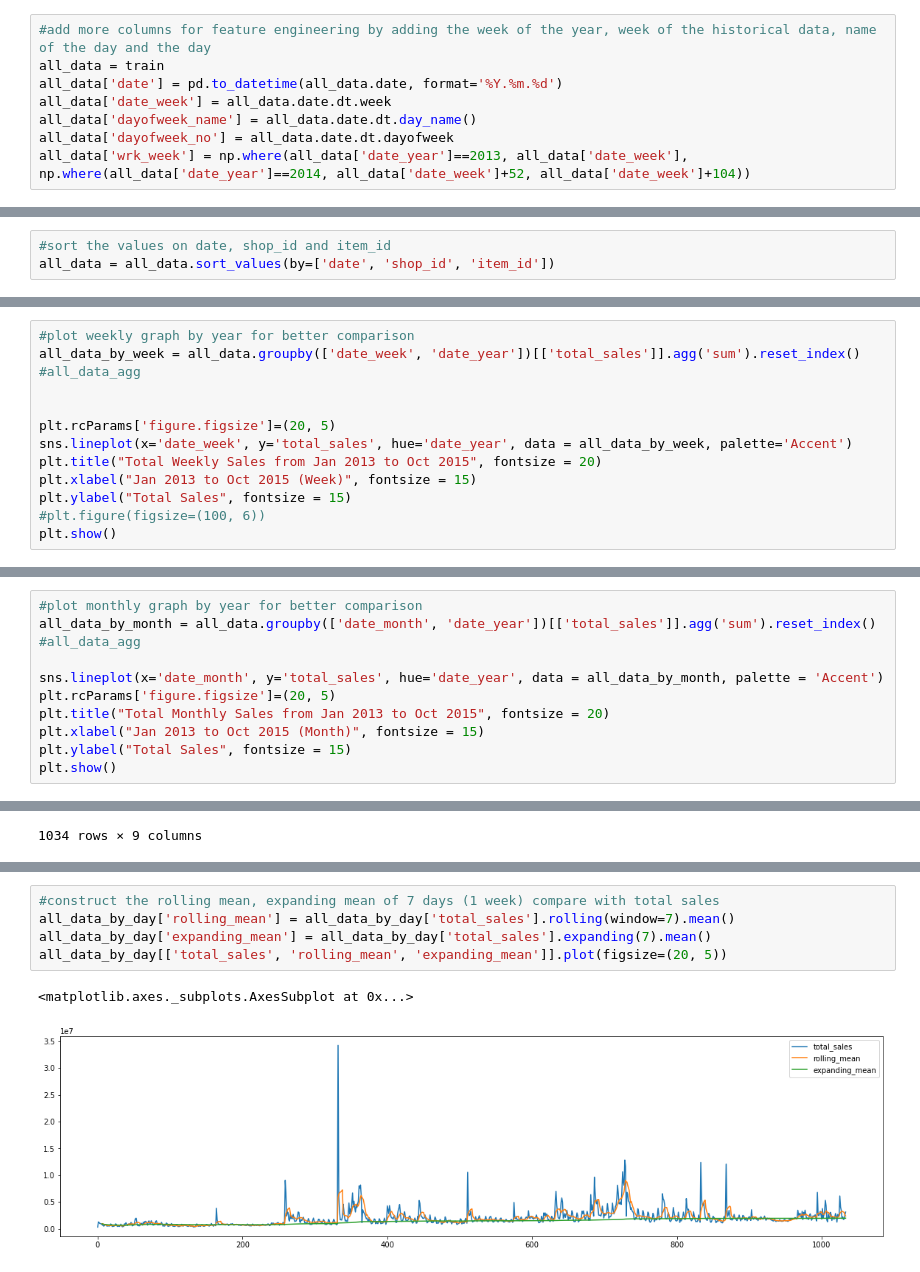
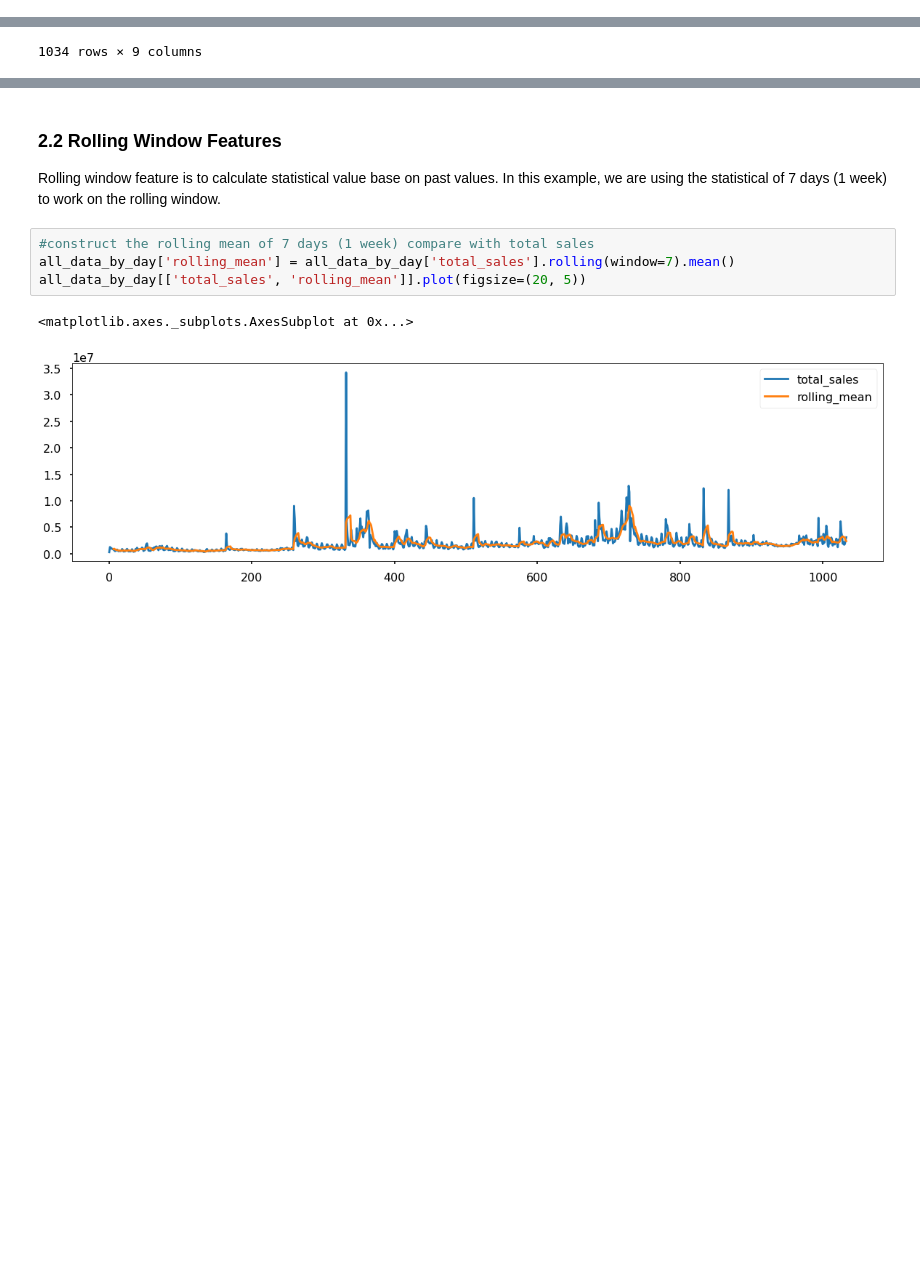
Before and after one commit to mingxiang1006/Predict_Futre_Sale, a Jupyter notebook: src/Guan-FeatureEngineering.ipynb, the cells around one changed output, grey strips where cells are left out. Drawn from its saved outputs; the diff is of its cells as text; blank space fills up the shorter version.

```diff
--- a/src/Guan-FeatureEngineering.ipynb
+++ b/src/Guan-FeatureEngineering.ipynb
@@ -54,8 +55,0 @@ dtype: object
-# %%
-#add more columns for feature engineering by adding the week of the year, week of the historical data, name of the day and the day
-all_data = train
-all_data['date'] = pd.to_datetime(all_data.date, format='%Y.%m.%d')
-all_data['date_week'] = all_data.date.dt.week
-all_data['dayofweek_name'] = all_data.date.dt.day_name()
-all_data['dayofweek_no'] = all_data.date.dt.dayofweek
-all_data['wrk_week'] = np.where(all_data['date_year']==2013, all_data['date_week'], np.where(all_data['date_year']==2014, all_data['date_week']+52, all_data['date_week']+104))
@@ -78,3 +55,0 @@ all_data
-# %%
-#sort the values on date, shop_id and item_id
-all_data = all_data.sort_values(by=['date', 'shop_id', 'item_id'])
@@ -137,13 +55,0 @@ Text(0, 0.5, 'Total Sales')
-# %%
-#plot weekly graph by year for better comparison
-all_data_by_week = all_data.groupby(['date_week', 'date_year'])[['total_sales']].agg('sum').reset_index()
-#all_data_agg
-
-
-plt.rcParams['figure.figsize']=(20, 5)
-sns.lineplot(x='date_week', y='total_sales', hue='date_year', data = all_data_by_week, palette='Accent')
-plt.title("Total Weekly Sales from Jan 2013 to Oct 2015", fontsize = 20)
-plt.xlabel("Jan 2013 to Oct 2015 (Week)", fontsize = 15)
-plt.ylabel("Total Sales", fontsize = 15)
-#plt.figure(figsize=(100, 6))
-plt.show()
@@ -167,11 +55,0 @@ Text(0, 0.5, 'Total Sales')
-# %%
-#plot monthly graph by year for better comparison
-all_data_by_month = all_data.groupby(['date_month', 'date_year'])[['total_sales']].agg('sum').reset_index()
-#all_data_agg
-
-sns.lineplot(x='date_month', y='total_sales', hue='date_year', data = all_data_by_month, palette = 'Accent')
-plt.rcParams['figure.figsize']=(20, 5)
-plt.title("Total Monthly Sales from Jan 2013 to Oct 2015", fontsize = 20)
-plt.xlabel("Jan 2013 to Oct 2015 (Month)", fontsize = 15)
-plt.ylabel("Total Sales", fontsize = 15)
-plt.show()
@@ -269,9 +98,12 @@ plot_pacf(all_data_by_day['total_sales'])
+# %% [markdown]
+### 2.2 Rolling Window Features
+
+Rolling window feature is to calculate statistical value base on past values. In this example, we are using the statistical of 7 days (1 week) to work on the rolling window.
 # %%
-#construct the rolling mean, expanding mean of 7 days (1 week) compare with total sales
+#construct the rolling mean of 7 days (1 week) compare with total sales
 all_data_by_day['rolling_mean'] = all_data_by_day['total_sales'].rolling(window=7).mean()
-all_data_by_day['expanding_mean'] = all_data_by_day['total_sales'].expanding(7).mean()
-all_data_by_day[['total_sales', 'rolling_mean', 'expanding_mean']].plot(figsize=(20, 5))
+all_data_by_day[['total_sales', 'rolling_mean']].plot(figsize=(20, 5))
 # %% [output]
 <matplotlib.axes._subplots.AxesSubplot at 0x...>
-[figure, old version]
+[figure, new version]
 # %%
```
Also changed, not shown: parts of 50 cells of this notebook.
